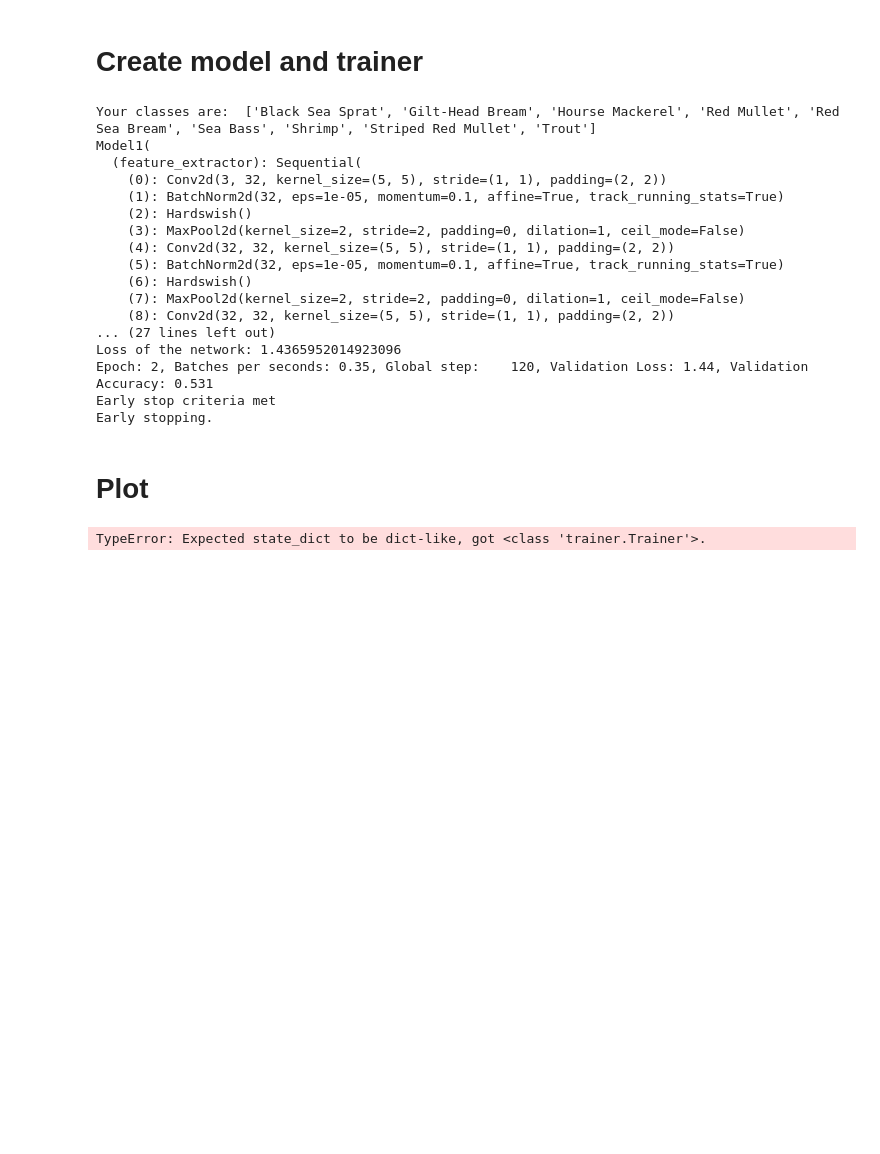
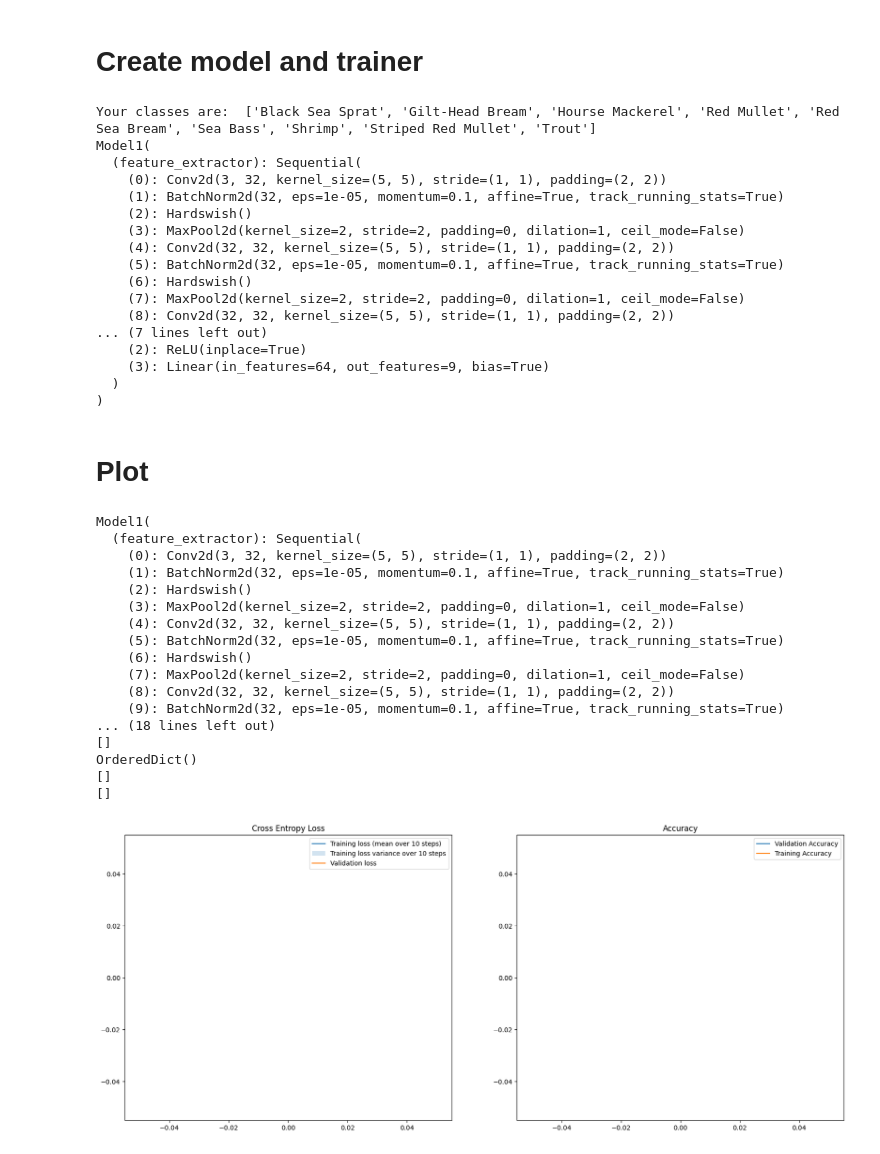
Before and after one commit to ingvildrh/builtOnA3, a Jupyter notebook: main_fish_classifier.ipynb, the cells around one changed output. Drawn from its saved outputs; the diff is of its cells as text; code cells hidden in the pictures; blank space fills up the shorter version.

```diff
--- a/main_fish_classifier.ipynb
+++ b/main_fish_classifier.ipynb
@@ -50,7 +53,7 @@ trainer = Trainer(
     model,
     dataloaders
 )
-trainer.train()
+#trainer.train()
 # %% [output]
 Your classes are:  ['Black Sea Sprat', 'Gilt-Head Bream', 'Hourse Mackerel', 'Red Mullet', 'Red Sea Bream', 'Sea Bass', 'Shrimp', 'Striped Red Mullet', 'Trout']
 Model1(
@@ -64,18 +67,43 @@ Model1(
     (6): Hardswish()
     (7): MaxPool2d(kernel_size=2, stride=2, padding=0, dilation=1, ceil_mode=False)
     (8): Conv2d(32, 32, kernel_size=(5, 5), stride=(1, 1), padding=(2, 2))
-... (27 lines left out)
-Loss of the network: 1.4365952014923096
-Epoch: 2, Batches per seconds: 0.35, Global step:    120, Validation Loss: 1.44, Validation Accuracy: 0.531
-Early stop criteria met
-Early stopping.
+... (7 lines left out)
+    (2): ReLU(inplace=True)
+    (3): Linear(in_features=64, out_features=9, bias=True)
+  )
+)
 # %% [markdown]
 # Plot
-# %%
-model = Model1(3, 9)
-model.load_state_dict(torch.load('model.pt'))
-# %% [output]
-TypeError: Expected state_dict to be dict-like, got <class 'trainer.Trainer'>.
+# %%
+trainer = Trainer(
+    batch_size,
+    learning_rate,
+    early_stop_count,
+    epochs,
+    model,
+    dataloaders
+)
+trainer.load_best_model()
+create_plots(trainer, "test")
+# %% [output]
+Model1(
+  (feature_extractor): Sequential(
+    (0): Conv2d(3, 32, kernel_size=(5, 5), stride=(1, 1), padding=(2, 2))
+    (1): BatchNorm2d(32, eps=1e-05, momentum=0.1, affine=True, track_running_stats=True)
+    (2): Hardswish()
+    (3): MaxPool2d(kernel_size=2, stride=2, padding=0, dilation=1, ceil_mode=False)
+    (4): Conv2d(32, 32, kernel_size=(5, 5), stride=(1, 1), padding=(2, 2))
+    (5): BatchNorm2d(32, eps=1e-05, momentum=0.1, affine=True, track_running_stats=True)
+    (6): Hardswish()
+    (7): MaxPool2d(kernel_size=2, stride=2, padding=0, dilation=1, ceil_mode=False)
+    (8): Conv2d(32, 32, kernel_size=(5, 5), stride=(1, 1), padding=(2, 2))
+    (9): BatchNorm2d(32, eps=1e-05, momentum=0.1, affine=True, track_running_stats=True)
+... (18 lines left out)
+[]
+OrderedDict()
+[]
+[]
+[figure, added]
 # %%
 from create_plots import create_plots
 from utils import plot_loss
```
Also changed, not shown: parts of 4 cells of this notebook, 3 other files.
